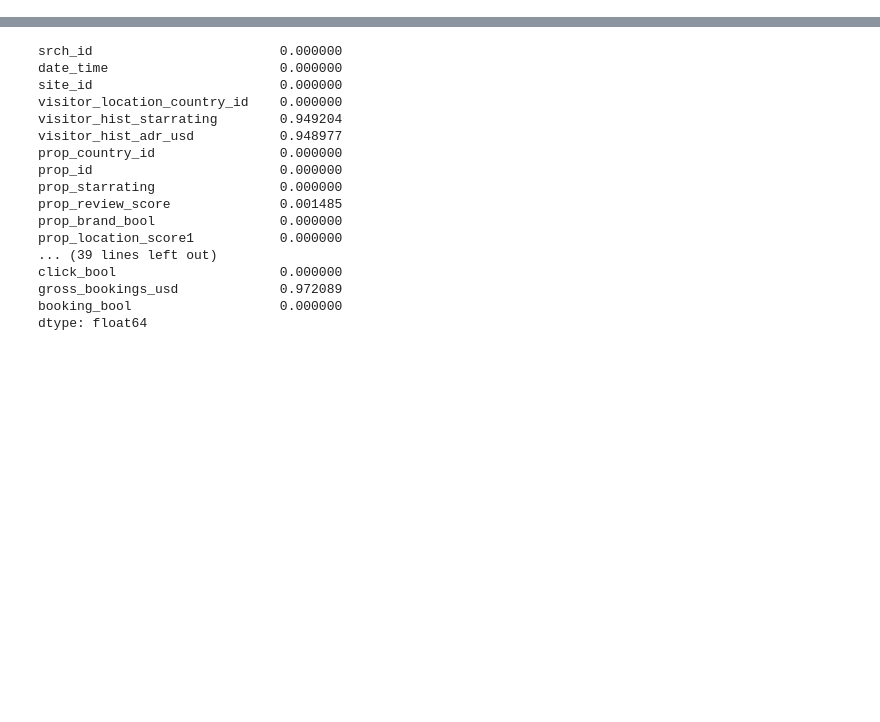
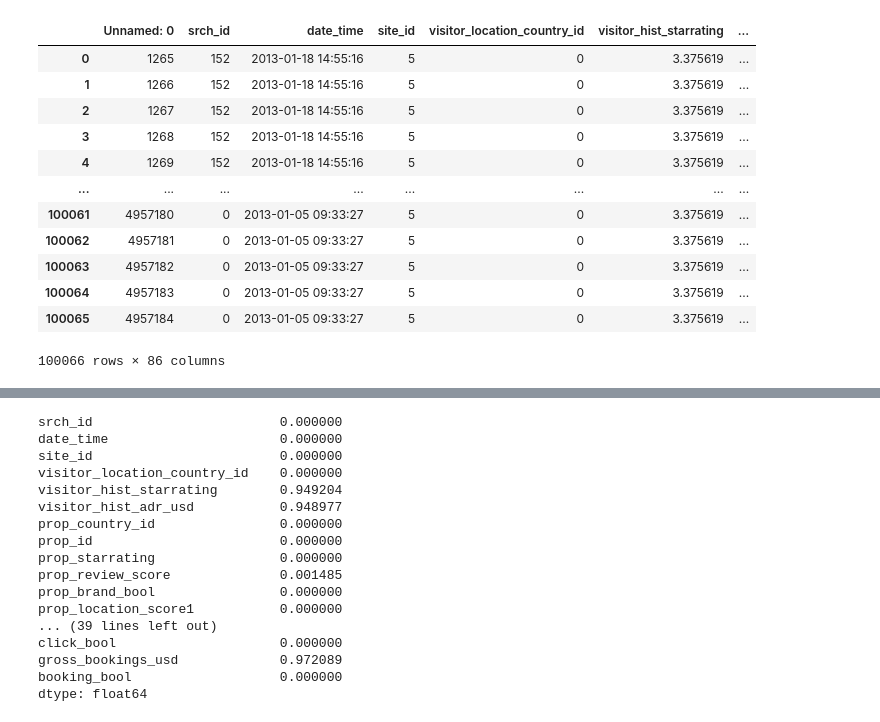
Before and after one commit to julianvanmeggelen/Expedia2TNN, a Jupyter notebook: EDA.ipynb, the cells around one changed output, grey strips where cells are left out. Saved outputs shown, nothing was run; the diff lists cells and outputs as text; code cells hidden in the pictures; blank space fills up the shorter version.

```diff
--- a/EDA.ipynb
+++ b/EDA.ipynb
@@ -7,0 +91,2 @@ df_train = pd.read_csv('training_set_VU_DM.csv')
+# %%
+val_data=getValData()
@@ -7,0 +106,16 @@ df_train = pd.read_csv('training_set_VU_DM.csv')
+# %%
+val_data
+# %% [output]
+|  | Unnamed: 0 | srch_id | date_time | site_id | visitor_location_country_id | visitor_hist_starrating | ... |
+| 0 | 1265 | 152 | 2013-01-18 14:55:16 | 5 | 0 | 3.375619 | ... |
+| 1 | 1266 | 152 | 2013-01-18 14:55:16 | 5 | 0 | 3.375619 | ... |
+| 2 | 1267 | 152 | 2013-01-18 14:55:16 | 5 | 0 | 3.375619 | ... |
+| 3 | 1268 | 152 | 2013-01-18 14:55:16 | 5 | 0 | 3.375619 | ... |
+| 4 | 1269 | 152 | 2013-01-18 14:55:16 | 5 | 0 | 3.375619 | ... |
+| ... | ... | ... | ... | ... | ... | ... | ... |
+| 100061 | 4957180 | 0 | 2013-01-05 09:33:27 | 5 | 0 | 3.375619 | ... |
+| 100062 | 4957181 | 0 | 2013-01-05 09:33:27 | 5 | 0 | 3.375619 | ... |
+| 100063 | 4957182 | 0 | 2013-01-05 09:33:27 | 5 | 0 | 3.375619 | ... |
+| 100064 | 4957183 | 0 | 2013-01-05 09:33:27 | 5 | 0 | 3.375619 | ... |
+| 100065 | 4957184 | 0 | 2013-01-05 09:33:27 | 5 | 0 | 3.375619 | ... |
+100066 rows × 86 columns
```
Also changed, not shown: parts of 19 cells of this notebook, 5 other files.
